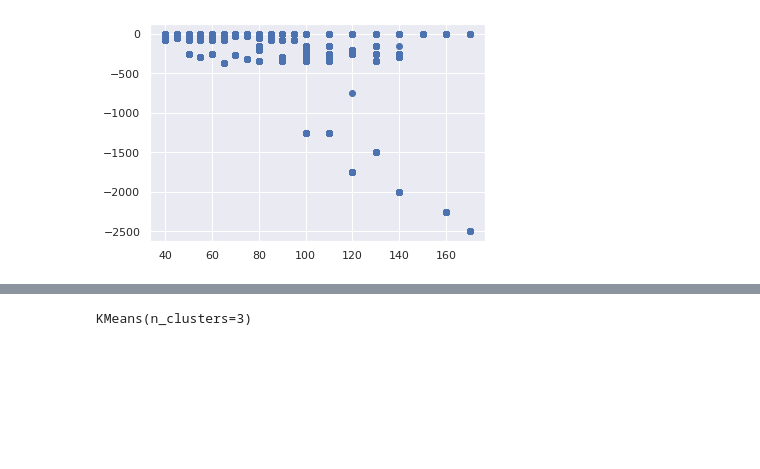
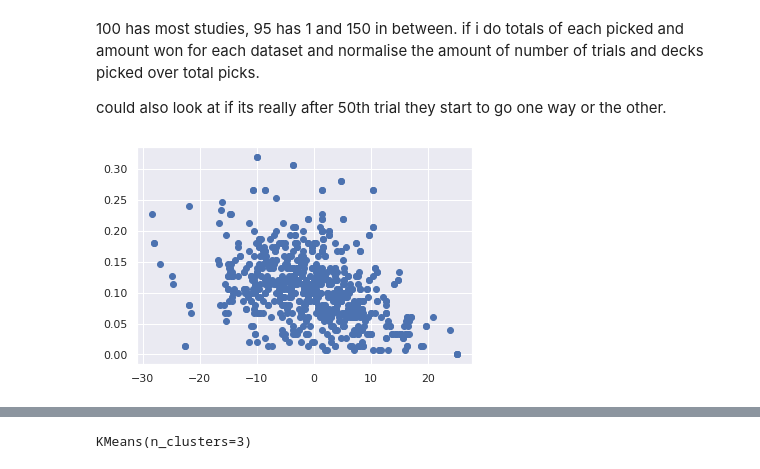
Before and after one commit to mcauleyc/CA4015_Assignment_1, a Jupyter notebook: Book/clustering.ipynb, the cells around one changed output, grey strips where cells are left out. Drawn from its saved outputs; the diff is of its cells as text; code cells hidden in the pictures; blank space fills up the shorter version.

Commit message:
added total and agg dataframes to processing

```diff
--- a/Book/clustering.ipynb
+++ b/Book/clustering.ipynb
@@ -43,0 +9,3 @@ loss
+# %%
+df = pd.read_csv("./data/agg_all.csv", index_col=0)
+df
@@ -44,7 +26,12 @@ loss
+# %% [markdown]
+100 has most studies, 95 has 1 and 150 in between.
+if i do totals of each picked and amount won for each dataset and normalise the amount of number of trials and decks picked over total picks.
+
+could also look at if its really after 50th trial they start to go one way or the other.
 # %%
-plt.scatter(win, loss)
+plt.scatter(df['Total'], df['A'])
 # plt.xlim(-180,180)
 # plt.ylim(-90,90)
 plt.show()
 # %% [output]
-[figure, old version]
+[figure, new version]
```
Also changed, not shown: parts of 10 cells of this notebook, 29 other files.
